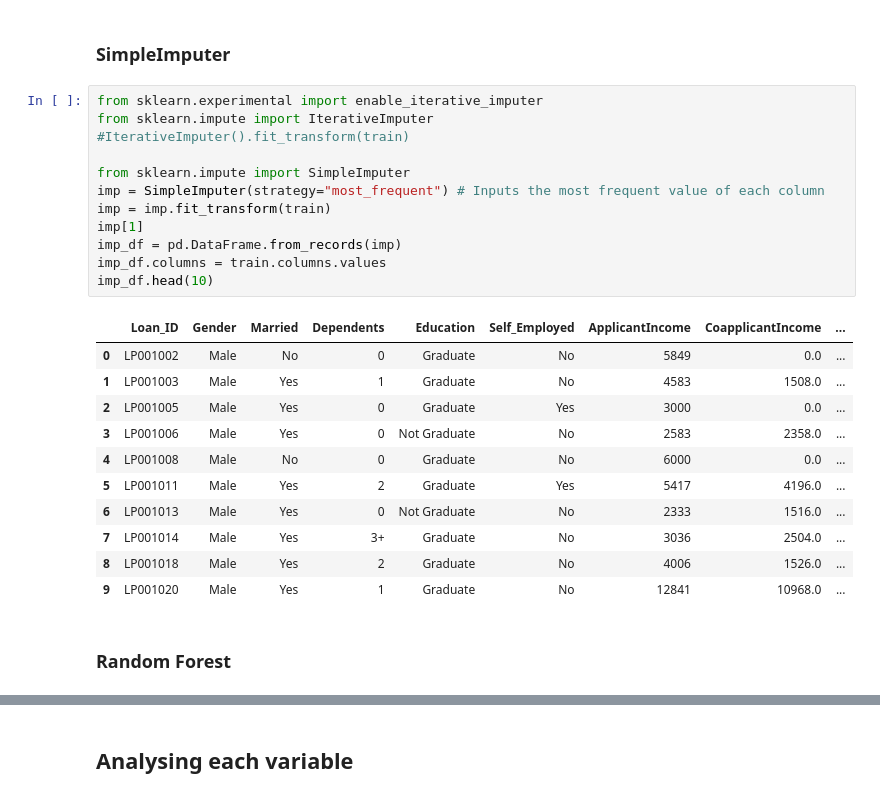
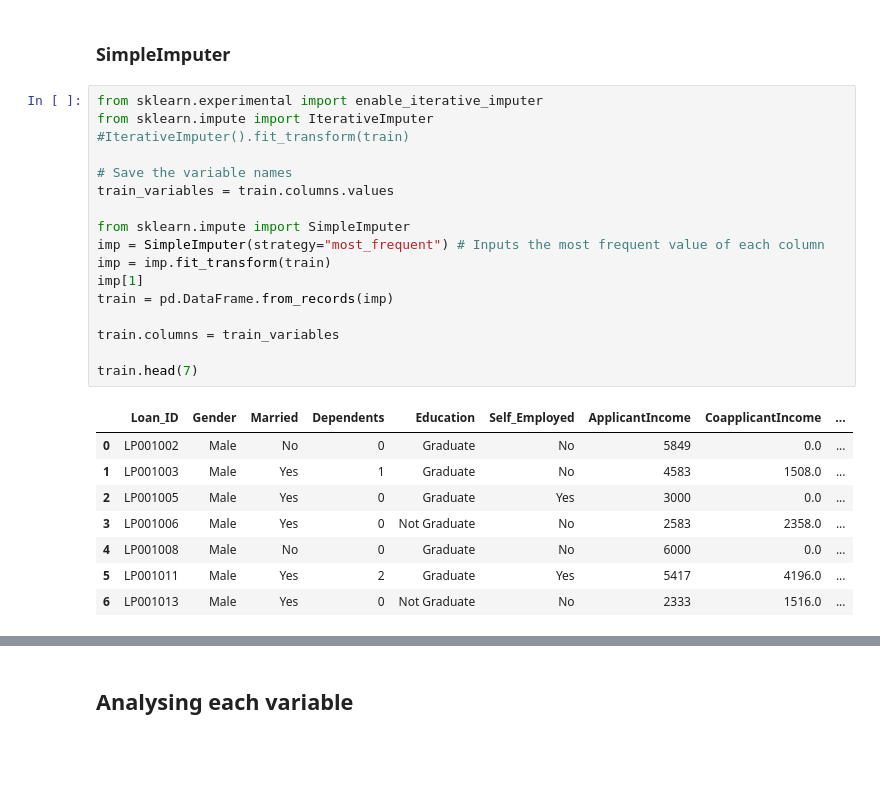
Before and after one commit to Buidex/loan_prediction_AnalyticsVidhya, a Jupyter notebook: Loan Prediction III - Analytics Vidhya.ipynb, the cells around one changed output, grey strips where cells are left out. Drawn from its saved outputs; the diff is of its cells as text; blank space fills up the shorter version.

```diff
--- a/Loan Prediction III - Analytics Vidhya.ipynb
+++ b/Loan Prediction III - Analytics Vidhya.ipynb
@@ -132,26 +132,26 @@ dtype: int64
 # %%
 from sklearn.experimental import enable_iterative_imputer
 from sklearn.impute import IterativeImputer
 #IterativeImputer().fit_transform(train)
 
+# Save the variable names
+train_variables = train.columns.values
+
 from sklearn.impute import SimpleImputer
 imp = SimpleImputer(strategy="most_frequent") # Inputs the most frequent value of each column
 imp = imp.fit_transform(train)
 imp[1]
-imp_df = pd.DataFrame.from_records(imp)
-imp_df.columns = train.columns.values
-imp_df.head(10)
+train = pd.DataFrame.from_records(imp)
+
+train.columns = train_variables
+
+train.head(7)
 # %% [output]
 |  | Loan_ID | Gender | Married | Dependents | Education | Self_Employed | ApplicantIncome | CoapplicantIncome | ... |
 | 0 | LP001002 | Male | No | 0 | Graduate | No | 5849 | 0.0 | ... |
 | 1 | LP001003 | Male | Yes | 1 | Graduate | No | 4583 | 1508.0 | ... |
 | 2 | LP001005 | Male | Yes | 0 | Graduate | Yes | 3000 | 0.0 | ... |
 | 3 | LP001006 | Male | Yes | 0 | Not Graduate | No | 2583 | 2358.0 | ... |
 | 4 | LP001008 | Male | No | 0 | Graduate | No | 6000 | 0.0 | ... |
 | 5 | LP001011 | Male | Yes | 2 | Graduate | Yes | 5417 | 4196.0 | ... |
 | 6 | LP001013 | Male | Yes | 0 | Not Graduate | No | 2333 | 1516.0 | ... |
-| 7 | LP001014 | Male | Yes | 3+ | Graduate | No | 3036 | 2504.0 | ... |
-| 8 | LP001018 | Male | Yes | 2 | Graduate | No | 4006 | 1526.0 | ... |
-| 9 | LP001020 | Male | Yes | 1 | Graduate | No | 12841 | 10968.0 | ... |
-# %% [markdown]
-### Random Forest
```
Also changed, not shown: parts of 34 cells of this notebook.
